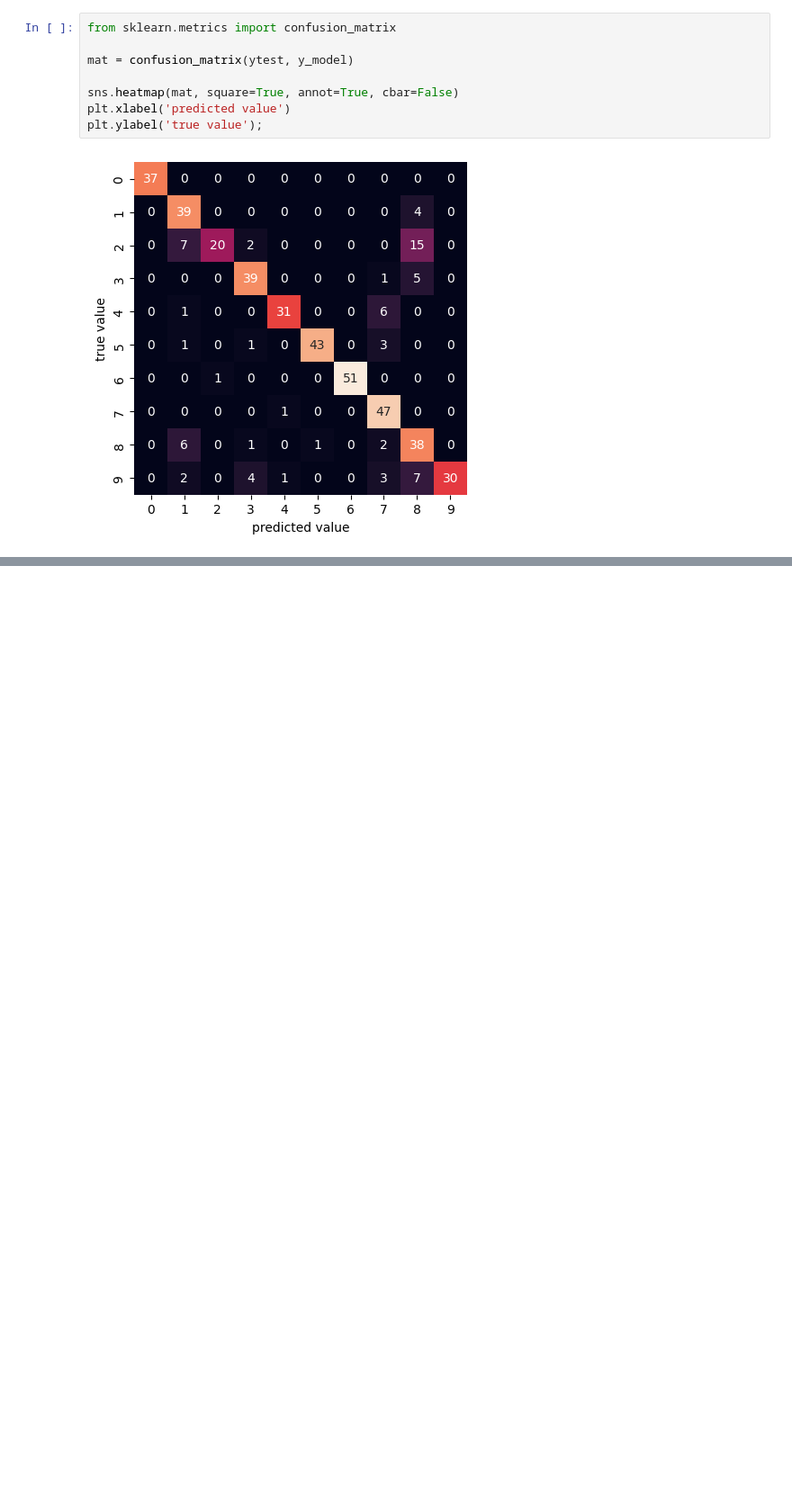
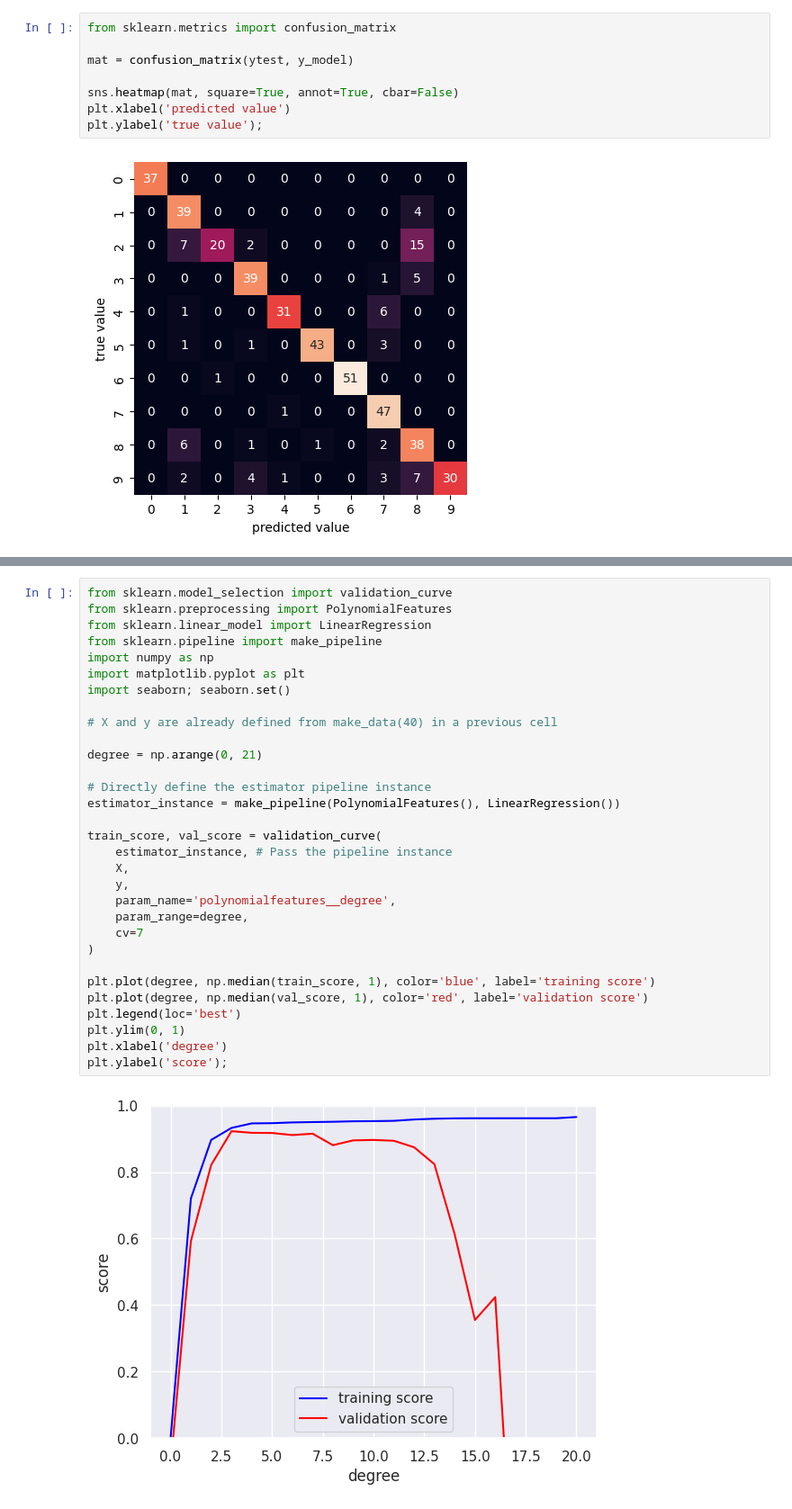
Before and after one commit to EmmanuelC-137/Mineria_de_datos, a Jupyter notebook: Mineria_de_datos.ipynb, the cells around one changed output, grey strips where cells are left out. Shown at 90% size. Drawn from its saved outputs; the diff is of its cells as text; blank space fills up the shorter version.

```diff
--- a/Mineria_de_datos.ipynb
+++ b/Mineria_de_datos.ipynb
@@ -1456,0 +1569,33 @@ plt.ylabel('true value');
+# %%
+from sklearn.model_selection import validation_curve
+from sklearn.preprocessing import PolynomialFeatures
+from sklearn.linear_model import LinearRegression
+from sklearn.pipeline import make_pipeline
+import numpy as np
+import matplotlib.pyplot as plt
+import seaborn; seaborn.set()
+
+# X and y are already defined from make_data(40) in a previous cell
+
+degree = np.arange(0, 21)
+
+# Directly define the estimator pipeline instance
+estimator_instance = make_pipeline(PolynomialFeatures(), LinearRegression())
+
+train_score, val_score = validation_curve(
+    estimator_instance, # Pass the pipeline instance
+    X,
+    y,
+    param_name='polynomialfeatures__degree',
+    param_range=degree,
+    cv=7
+)
+
+plt.plot(degree, np.median(train_score, 1), color='blue', label='training score')
+plt.plot(degree, np.median(val_score, 1), color='red', label='validation score')
+plt.legend(loc='best')
+plt.ylim(0, 1)
+plt.xlabel('degree')
+plt.ylabel('score');
+# %% [output]
+[figure, added]
```
Also changed, not shown: parts of 40 cells of this notebook.
